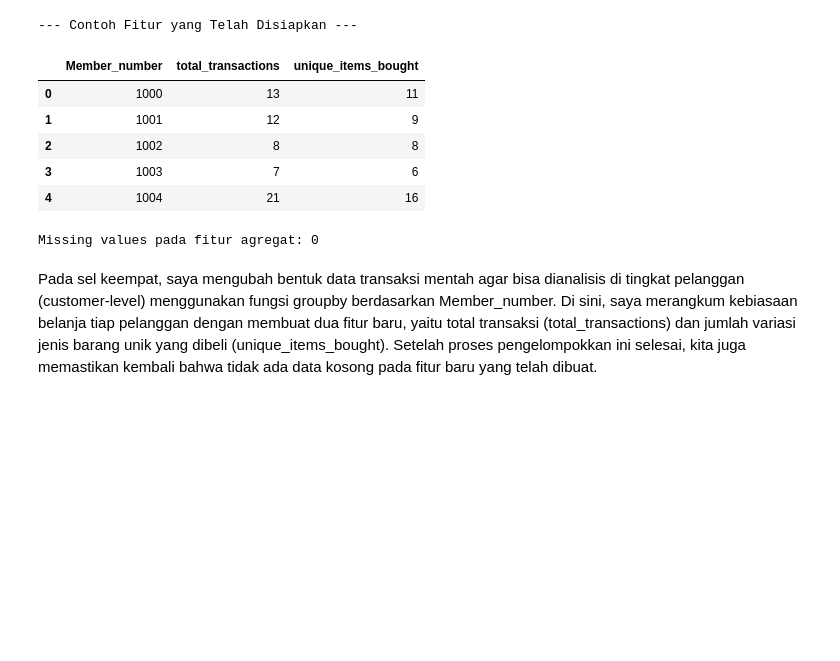
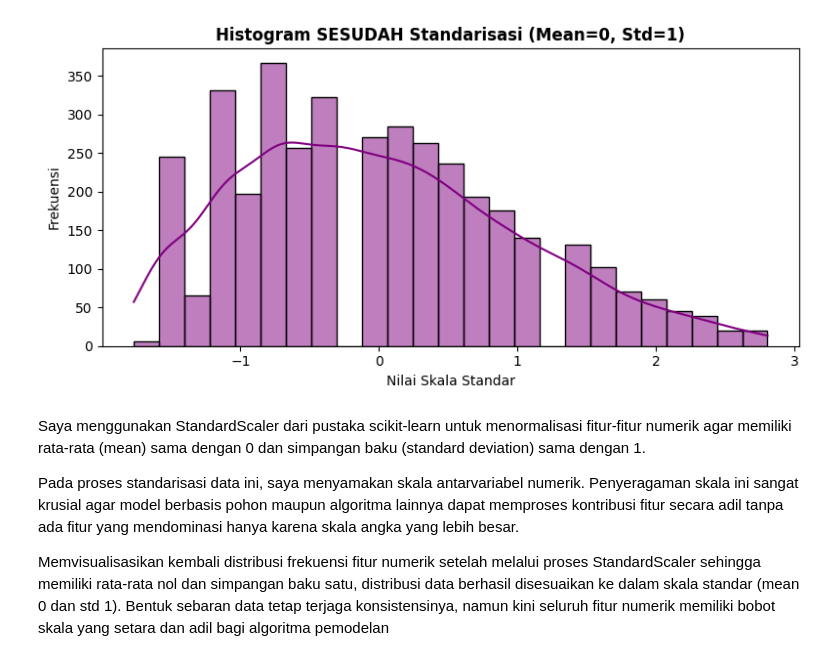
Before and after one commit to Razee04/groceries-customer-classification, a Jupyter notebook: Praktikum_Groceries_RahmaA.ipynb, the cells around one changed output. Drawn from its saved outputs; the diff is of its cells as text; code cells hidden in the pictures; blank space fills up the shorter version.

```diff
--- a/Praktikum_Groceries_RahmaA.ipynb
+++ b/Praktikum_Groceries_RahmaA.ipynb
@@ -143,24 +116,32 @@ Setelah mendeteksi apakah ada baris data yang kembar atau duplikat persis menggu
 # %%
-# Membuat fitur agregat: Total transaksi per member dan jumlah unik barang yang dibeli
-user_features = df.groupby('Member_number').agg(
-    total_transactions=('Date', 'count'),
-    unique_items_bought=('itemDescription', 'nunique')
-).reset_index()
+# 5. STANDARISASI DATA (StandardScaler)
+scaler = StandardScaler()
 
-print("--- Contoh Fitur yang Telah Disiapkan ---")
-display(user_features.head())
+# Buat salinan DataFrame yang sudah difilter
+df_scaled = df_filtered.copy()
 
-# Cek kembali apakah ada missing values setelah agregasi
-print("\nMissing values pada fitur agregat:", user_features.isnull().sum().sum())
+# Lakukan scaling langsung pada kolom numerik di df_scaled
+df_scaled[numeric_features] = scaler.fit_transform(df_scaled[numeric_features])
+
+# EDA 4: Histogram SESUDAH Standarisasi
+plt.figure(figsize=(8, 4))
+sns.histplot(df_scaled['total_transactions'], kde=True, color='purple')
+plt.title(
+    "Histogram SESUDAH Standarisasi (Mean=0, Std=1)",
+    fontsize=12,
+    fontweight='bold',
+)
+plt.xlabel("Nilai Skala Standar")
+plt.ylabel("Frekuensi")
+plt.tight_layout()
+plt.savefig("eda_histogram_after_scaling.png")
+plt.show()
 # %% [output]
---- Contoh Fitur yang Telah Disiapkan ---
-|  | Member_number | total_transactions | unique_items_bought |
-| 0 | 1000 | 13 | 11 |
-| 1 | 1001 | 12 | 9 |
-| 2 | 1002 | 8 | 8 |
-| 3 | 1003 | 7 | 6 |
-| 4 | 1004 | 21 | 16 |
-Missing values pada fitur agregat: 0
+[figure, added]
 # %% [markdown]
-Pada sel keempat, saya mengubah bentuk data transaksi mentah agar bisa dianalisis di tingkat pelanggan (customer-level) menggunakan fungsi groupby berdasarkan Member_number. Di sini, saya merangkum kebiasaan belanja tiap pelanggan dengan membuat dua fitur baru, yaitu total transaksi (total_transactions) dan jumlah variasi jenis barang unik yang dibeli (unique_items_bought). Setelah proses pengelompokkan ini selesai, kita juga memastikan kembali bahwa tidak ada data kosong pada fitur baru yang telah dibuat.
+Saya menggunakan StandardScaler dari pustaka scikit-learn untuk menormalisasi fitur-fitur numerik agar memiliki rata-rata (mean) sama dengan 0 dan simpangan baku (standard deviation) sama dengan 1.
+
+Pada proses standarisasi data ini, saya menyamakan skala antarvariabel numerik. Penyeragaman skala ini sangat krusial agar model berbasis pohon maupun algoritma lainnya dapat memproses kontribusi fitur secara adil tanpa ada fitur yang mendominasi hanya karena skala angka yang lebih besar.
+
+Memvisualisasikan kembali distribusi frekuensi fitur numerik setelah melalui proses StandardScaler sehingga memiliki rata-rata nol dan simpangan baku satu, distribusi data berhasil disesuaikan ke dalam skala standar (mean 0 dan std 1). Bentuk sebaran data tetap terjaga konsistensinya, namun kini seluruh fitur numerik memiliki bobot skala yang setara dan adil bagi algoritma pemodelan
 # %%
```
Also changed, not shown: parts of 25 cells of this notebook, 7 other files.
